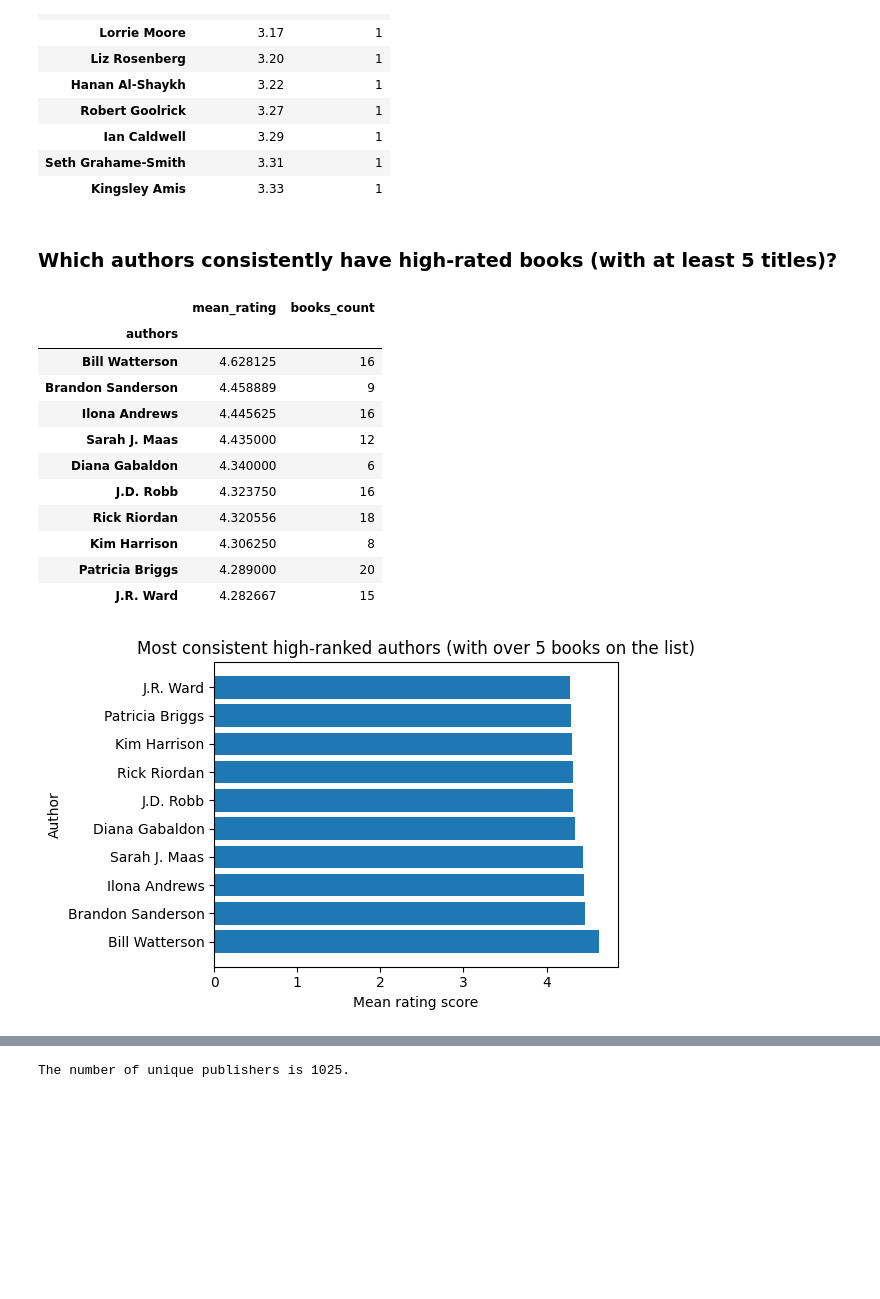
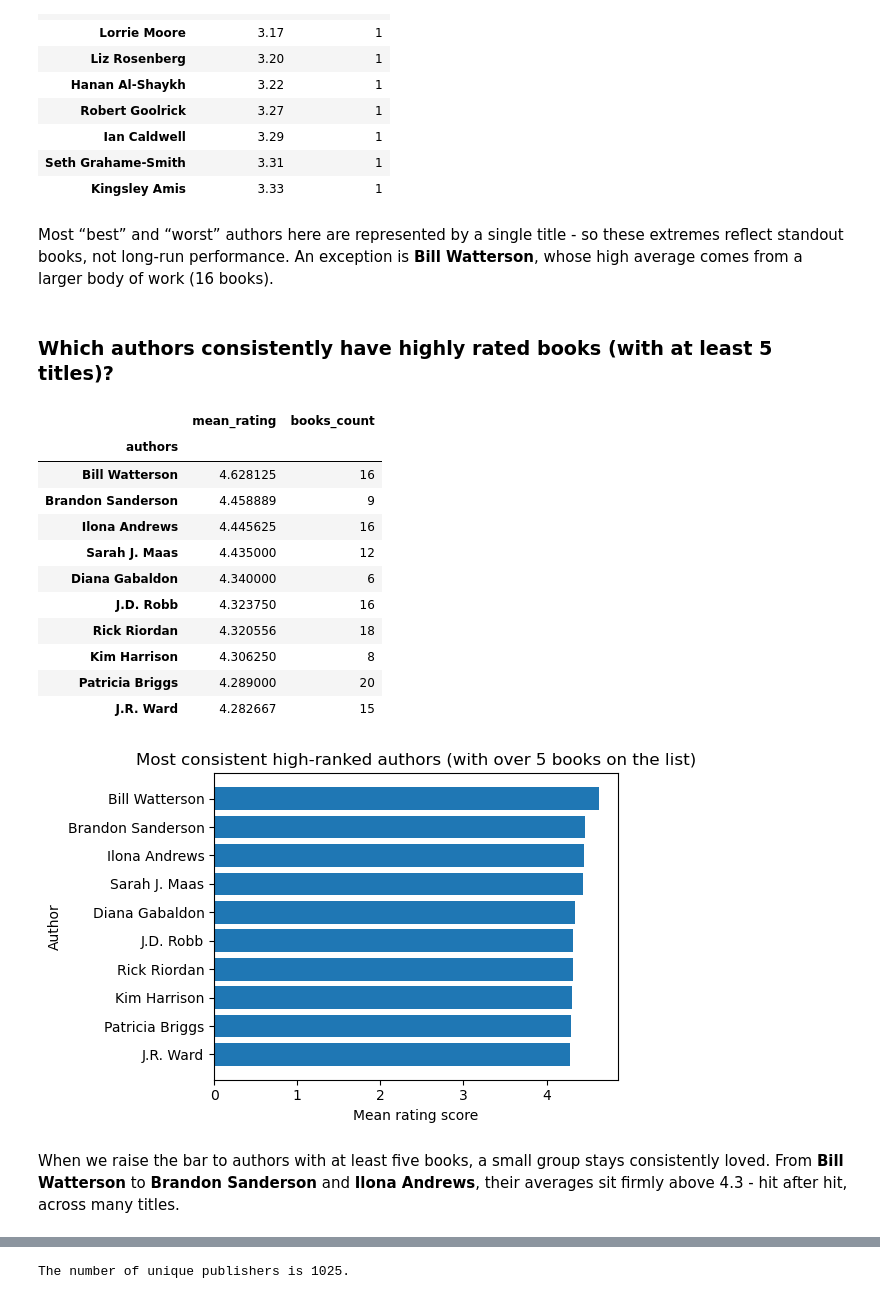
Before and after one commit to NStefa/GoodRead-Top-Books-Analysis, a Jupyter notebook: book_analysis.ipynb, the cells around one changed output, grey strips where cells are left out. Saved outputs shown, nothing was run; the diff lists cells and outputs as text; code cells hidden in the pictures; blank space fills up the shorter version.

```diff
--- a/book_analysis.ipynb
+++ b/book_analysis.ipynb
@@ -245,41 +261,46 @@ display(bottom10_worst_authors)
 | Ian Caldwell | 3.29 | 1 |
 | Seth Grahame-Smith | 3.31 | 1 |
 | Kingsley Amis | 3.33 | 1 |
+# %% [markdown]
+Most “best” and “worst” authors here are represented by a single title - so these extremes reflect standout books, not long-run performance. An exception is **Bill Watterson**, whose high average comes from a larger body of work (16 books).
 # %% [markdown]
-### Which authors consistently have high-rated books (with at least 5 titles)?
+### Which authors consistently have highly rated books (with at least 5 titles)?
 # %%
 # Top 10 best rated authors based on average
 top10_best_authors_with_over_5books = pd.DataFrame(
     author_stats[author_stats["books_count"]>5]
     .sort_values("mean_rating", ascending=False)
     .head(10))
 
 display(top10_best_authors_with_over_5books)
 
 # Plot
+top10_best_authors_with_over_5books = top10_best_authors_with_over_5books.sort_values("mean_rating")
 fig, ax = plt.subplots(figsize=(6, 4))
 ax.barh(top10_best_authors_with_over_5books.index, top10_best_authors_with_over_5books["mean_rating"].values)
 
 ax.set_xlabel("Mean rating score")
 ax.set_ylabel("Author")
 ax.set_title("Most consistent high-ranked authors (with over 5 books on the list)")
 
 plt.tight_layout()
 plt.show()
 # %% [output]
 |  | mean_rating | books_count |
 | authors |  |  |
 | Bill Watterson | 4.628125 | 16 |
 | Brandon Sanderson | 4.458889 | 9 |
 | Ilona Andrews | 4.445625 | 16 |
 | Sarah J. Maas | 4.435000 | 12 |
 | Diana Gabaldon | 4.340000 | 6 |
 | J.D. Robb | 4.323750 | 16 |
 | Rick Riordan | 4.320556 | 18 |
 | Kim Harrison | 4.306250 | 8 |
 | Patricia Briggs | 4.289000 | 20 |
 | J.R. Ward | 4.282667 | 15 |
-[figure, old version]
+[figure, new version]
+# %% [markdown]
+When we raise the bar to authors with at least five books, a small group stays consistently loved. From **Bill Watterson** to **Brandon Sanderson** and **Ilona Andrews**, their averages sit firmly above 4.3 - hit after hit, across many titles.
 # %% [markdown]
 ## PUBLISHERS
 
```
Also changed, not shown: parts of 64 cells of this notebook.
